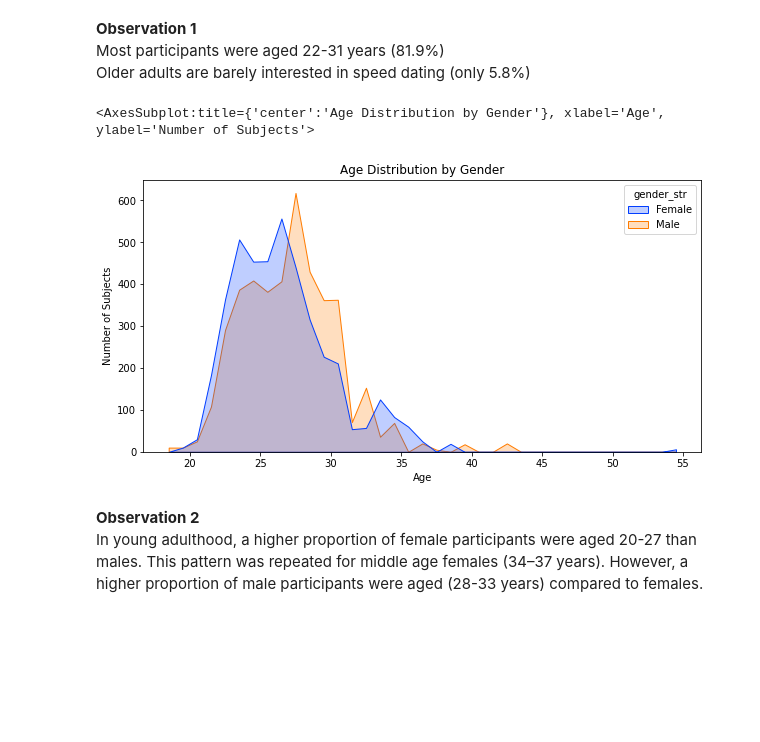
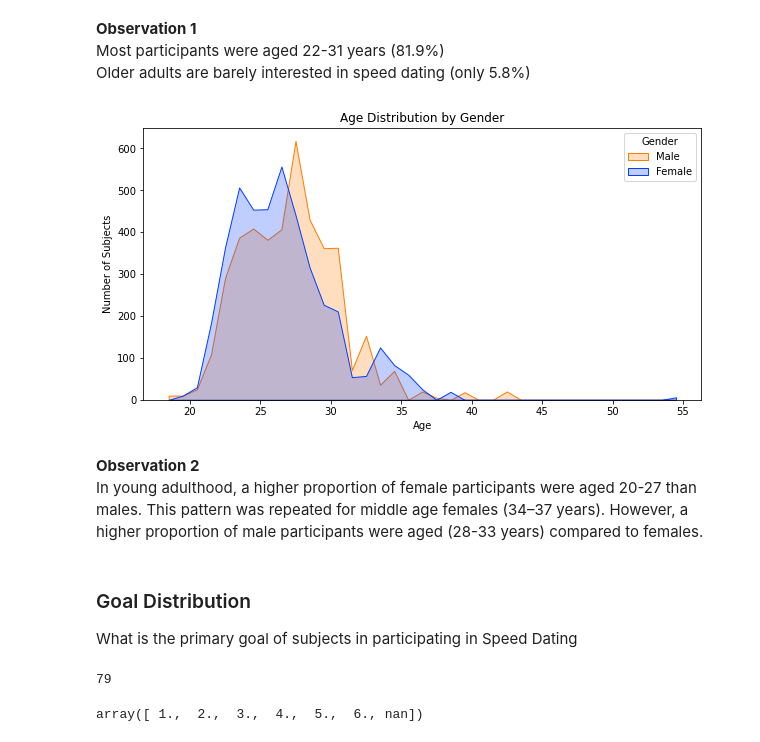
Before and after one commit to AouatefRouahi/Speed_Dating_Analysis, a Jupyter notebook: Speed_Dating_Project.ipynb, the cells around one changed output. Cells and saved outputs as stored; diff of their text form; code cells hidden in the pictures; blank space fills up the shorter version.

```diff
--- a/Speed_Dating_Project.ipynb
+++ b/Speed_Dating_Project.ipynb
@@ -256,15 +267,29 @@ Older adults are barely interested in speed dating (only 5.8%)
 # %%
 #Age Distribution by gender
 plt.figure(figsize=(10, 5))
 plt.title("Age Distribution by Gender")
 plt.xlabel("Age")
 #plt.xlim(32, 38)
 plt.ylabel("Number of Subjects")
 sns.histplot(data=dataset, x='age', hue='gender_str', binwidth=1, kde=False, element='poly')
-# I want to make invisible the label gender_str
+legend = plt.legend(['Male', 'Female'])
+legend.set_title('Gender')
 # %% [output]
-<AxesSubplot:title={'center':'Age Distribution by Gender'}, xlabel='Age', ylabel='Number of Subjects'>
-[figure, old version]
+[figure, new version]
 # %% [markdown]
 **Observation 2**
 In young adulthood, a higher proportion of female participants were aged 20-27 than males. This pattern was repeated for middle age females (34–37 years). However, a higher proportion of male participants were aged (28-33 years) compared to females.
+# %% [markdown]
+### Goal Distribution
+What is the primary goal of subjects in participating in Speed Dating
+# %%
+#checking for missing values
+# we will not remove missing data for this variable, we will just consider it as no data
+dataset.isna().sum()['goal']
+# %% [output]
+79
+# %%
+# unique values of goal variable
+np.sort(dataset['goal'].unique())
+# %% [output]
+array([ 1.,  2.,  3.,  4.,  5.,  6., nan])
```
Also changed, not shown: parts of 50 cells of this notebook.
